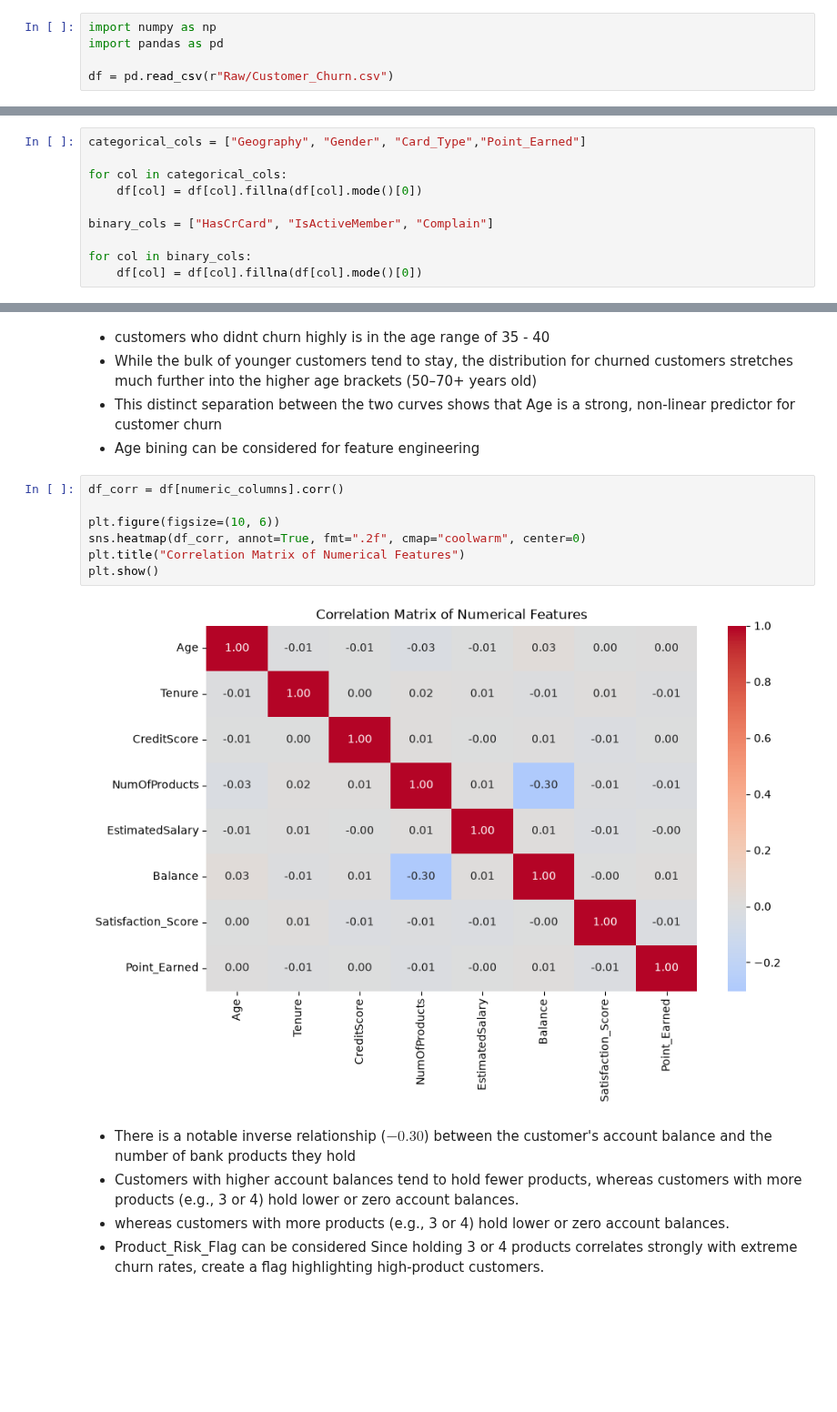
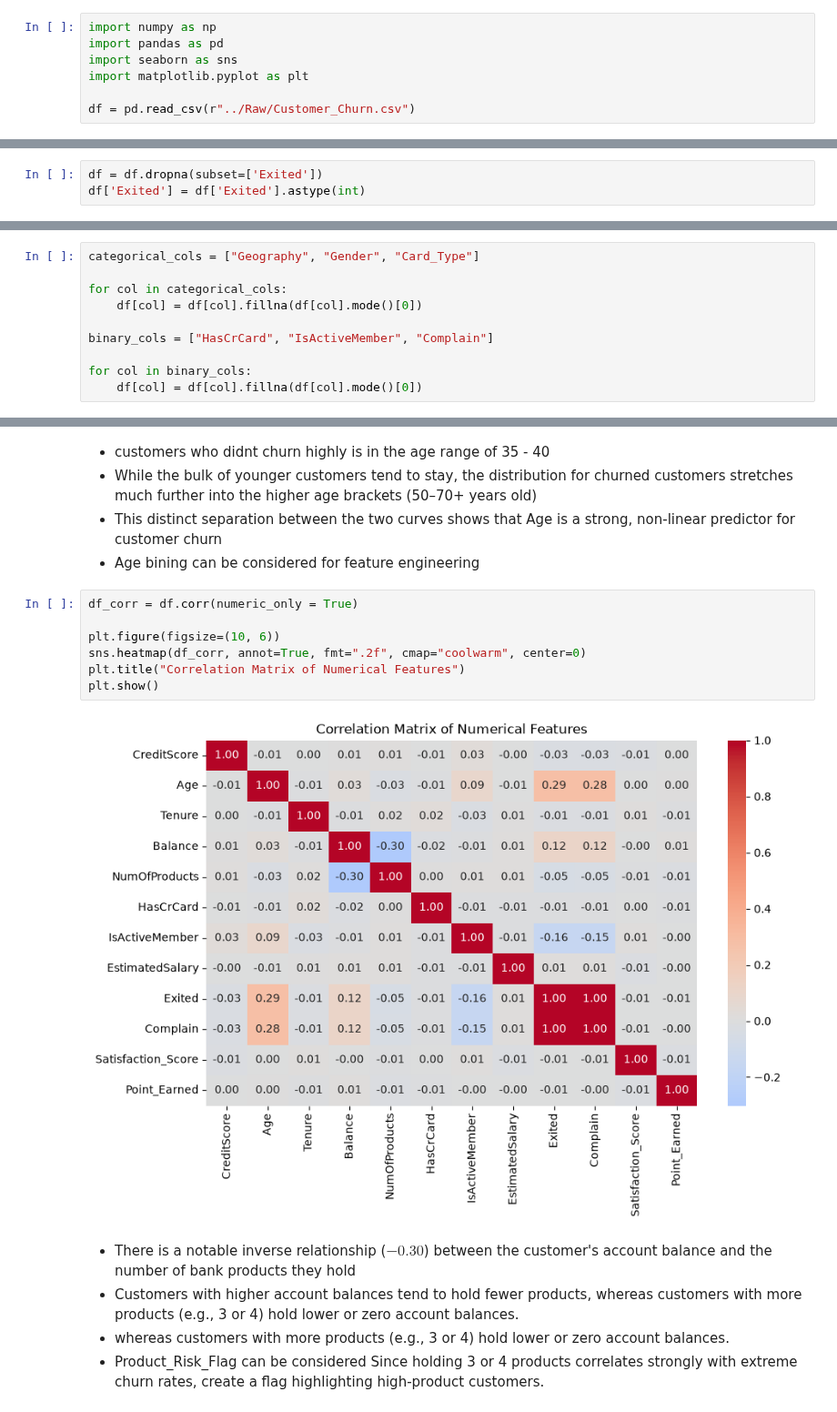
Before and after one commit to Zafeerxyz/Banking-Customer-Churn, a Jupyter notebook: notebooks/ml_project.ipynb, the cells around one changed output, grey strips where cells are left out. Shown at 91% size. Drawn from its saved outputs; the diff is of its cells as text; blank space fills up the shorter version.

```diff
--- a/notebooks/ml_project.ipynb
+++ b/notebooks/ml_project.ipynb
@@ -30,8 +30,10 @@ The objective of this project is to develop a machine learning classification mo
 # %%
 import numpy as np
 import pandas as pd
+import seaborn as sns
+import matplotlib.pyplot as plt
 
-df = pd.read_csv(r"Raw/Customer_Churn.csv")
+df = pd.read_csv(r"../Raw/Customer_Churn.csv")
 # %% [markdown]
 ## Data loading and understanding
 # %%
@@ -225,6 +227,9 @@ binary_cols = ["HasCrCard","IsActiveMember","Exited","Complain"]
 
 for col in binary_cols :
     df.loc[~df[col].isin([0,1]) & df[col].notna(),col] = np.nan
+# %%
+df = df.dropna(subset=['Exited'])
+df['Exited'] = df['Exited'].astype(int)
 # %%
 numeric_columns = [
     "Age", "Tenure", "CreditScore",
@@ -236,7 +241,7 @@ for col in numeric_columns:
     if col in df.columns:
         df[col] = df[col].fillna(df[col].median())
 # %%
-categorical_cols = ["Geography", "Gender", "Card_Type","Point_Earned"]
+categorical_cols = ["Geography", "Gender", "Card_Type"]
 
 for col in categorical_cols:
     df[col] = df[col].fillna(df[col].mode()[0])
@@ -402,14 +403,14 @@ plt.show()
 * This distinct separation between the two curves shows that Age is a strong, non-linear predictor for customer churn
 * Age bining can be considered for feature engineering
 # %%
-df_corr = df[numeric_columns].corr()
+df_corr = df.corr(numeric_only = True)
 
 plt.figure(figsize=(10, 6))
 sns.heatmap(df_corr, annot=True, fmt=".2f", cmap="coolwarm", center=0)
 plt.title("Correlation Matrix of Numerical Features")
 plt.show()
 # %% [output]
-[figure, old version]
+[figure, new version]
 # %% [markdown]
 * There is a notable inverse relationship ($-0.30$) between the customer's account balance and the number of bank products they hold
 * Customers with higher account balances tend to hold fewer products, whereas customers with more products (e.g., 3 or 4) hold lower or zero account balances.
```
Also changed, not shown: parts of 15 cells of this notebook, 1 other file.
